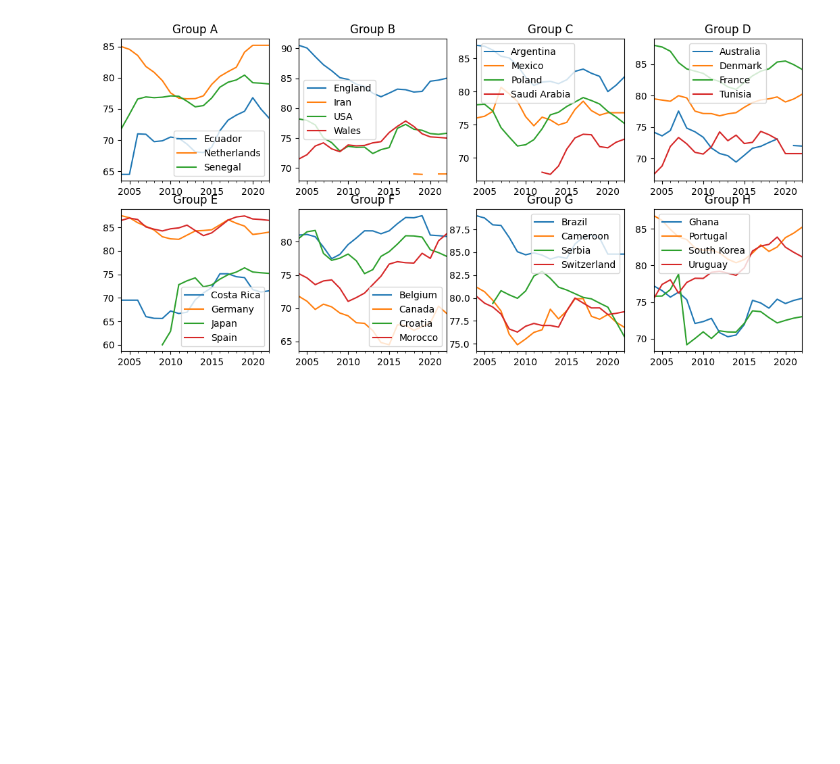
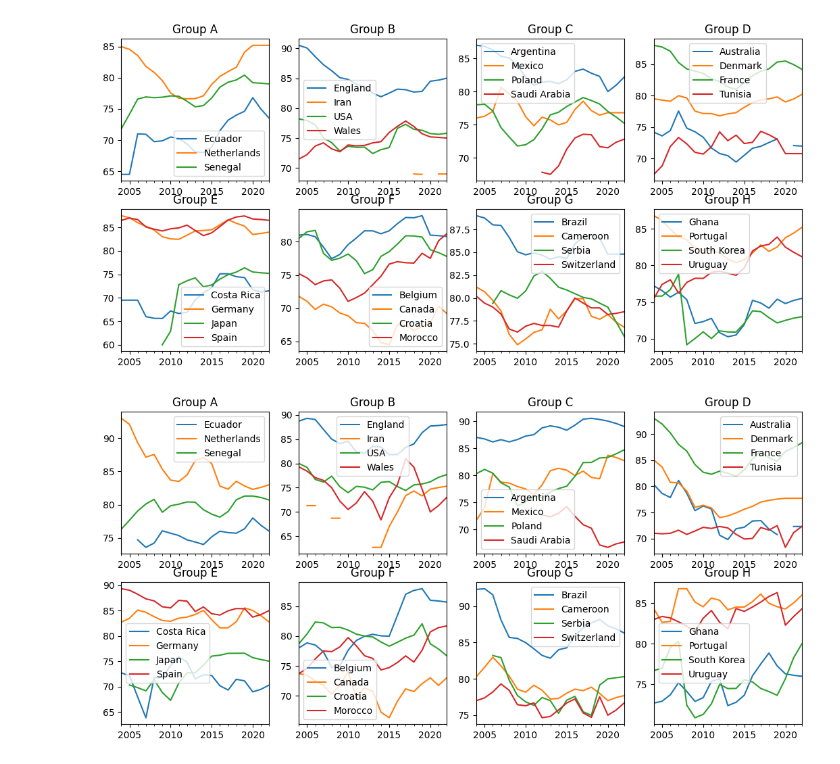
Before and after one commit to dabudaeva/stavki, a Jupyter notebook: scripts/eda.ipynb, the cells around one changed output. Drawn from its saved outputs; the diff is of its cells as text; code cells hidden in the pictures; blank space fills up the shorter version.

```diff
--- a/scripts/eda.ipynb
+++ b/scripts/eda.ipynb
@@ -251,3 +251,31 @@ ax8.legend(defense.columns[defense.columns.isin(teams[7])])
 plt.show()
 # %% [output]
 [figure]
+# %%
+offense = team_data[['date', 'team', 'offense']].drop_duplicates().dropna()
+offense = offense.groupby([pd.Grouper(freq='Y'), 'team'])
+offense = offense['offense'].mean().unstack('team')
+
+fig, ((ax1, ax2, ax3, ax4), (ax5, ax6, ax7, ax8)) = plt.subplots(2,4, figsize=(13,6))
+
+offense[offense.columns[offense.columns.isin(teams[0])]].plot(ax=ax1).set(title='Group A', xlabel='', ylabel='')
+offense[offense.columns[offense.columns.isin(teams[1])]].plot(ax=ax2).set(title='Group B', xlabel='', ylabel='')
+offense[offense.columns[offense.columns.isin(teams[2])]].plot(ax=ax3).set(title='Group C', xlabel='', ylabel='')
+offense[offense.columns[offense.columns.isin(teams[3])]].plot(ax=ax4).set(title='Group D', xlabel='', ylabel='')
+offense[offense.columns[offense.columns.isin(teams[4])]].plot(ax=ax5).set(title='Group E', xlabel='', ylabel='')
+offense[offense.columns[offense.columns.isin(teams[5])]].plot(ax=ax6).set(title='Group F', xlabel='', ylabel='')
+offense[offense.columns[offense.columns.isin(teams[6])]].plot(ax=ax7).set(title='Group G', xlabel='', ylabel='')
+offense[offense.columns[offense.columns.isin(teams[7])]].plot(ax=ax8).set(title='Group H', xlabel='', ylabel='')
+
+ax1.legend(offense.columns[offense.columns.isin(teams[0])])
+ax2.legend(offense.columns[offense.columns.isin(teams[1])])
+ax3.legend(offense.columns[offense.columns.isin(teams[2])])
+ax4.legend(offense.columns[offense.columns.isin(teams[3])])
+ax5.legend(offense.columns[offense.columns.isin(teams[4])])
+ax6.legend(offense.columns[offense.columns.isin(teams[5])])
+ax7.legend(offense.columns[offense.columns.isin(teams[6])])
+ax8.legend(offense.columns[offense.columns.isin(teams[7])])
+
+plt.show()
+# %% [output]
+[figure, added]
```
Also changed, not shown: parts of 9 cells of this notebook, 19 other files.
